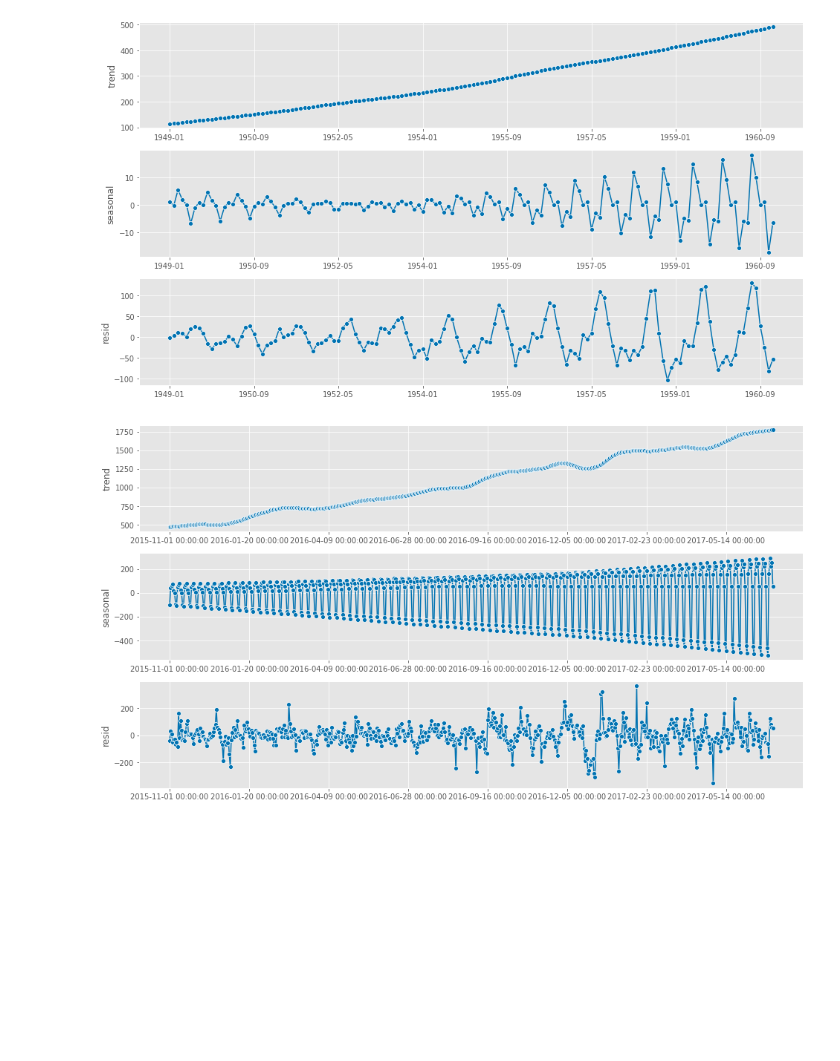
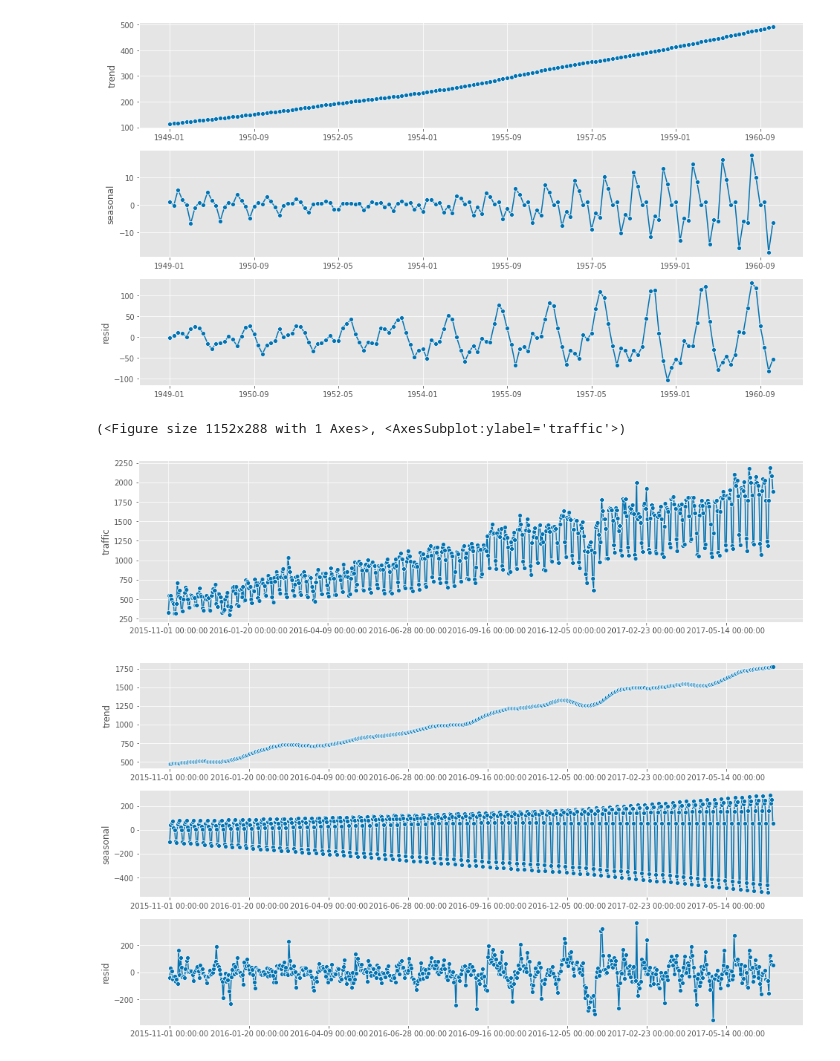
Before and after one commit to YuraBelyakov/time_series_ML, a Jupyter notebook: week02/week02.ipynb, the cells around one changed output. Drawn from its saved outputs; the diff is of its cells as text; code cells hidden in the pictures; blank space fills up the shorter version.

```diff
--- a/week02/week02.ipynb
+++ b/week02/week02.ipynb
@@ -91,6 +97,11 @@ compose(y,transformer)
 df = pd.read_csv('../data/traffic.csv', parse_dates=['report_dt'])
 y_traffic = df[df.cross==1].resample('D', on='report_dt').sum()['traffic']
 y_traffic_train, y_traffic_test = temporal_train_test_split(y_traffic, test_size=60)
+# %%
+plot_series(y_traffic)
+# %% [output]
+(<Figure size 1152x288 with 1 Axes>, <AxesSubplot:ylabel='traffic'>)
+[figure, added]
 # %%
 from sktime.transformations.series.detrend import STLTransformer
 transformer = STLTransformer(sp=7, seasonal=61,trend=61, return_components=True)
```
Also changed, not shown: parts of 13 cells of this notebook, 2 other files.
